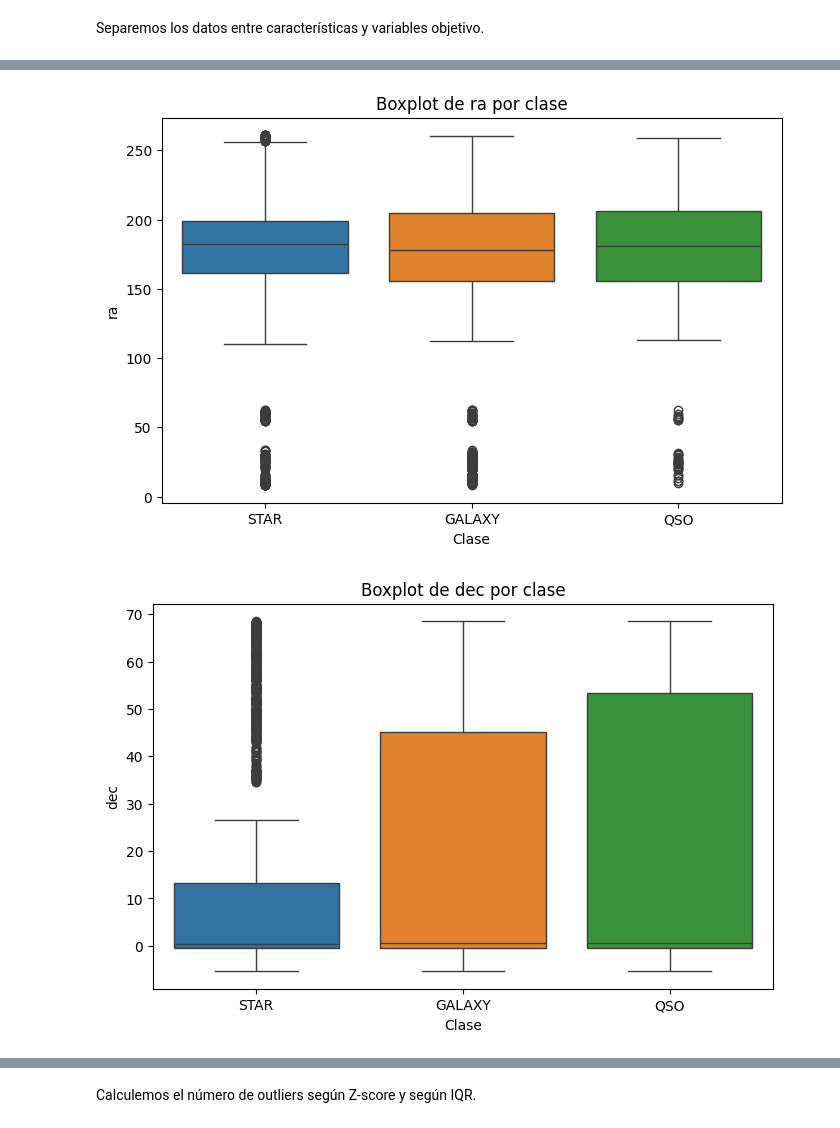
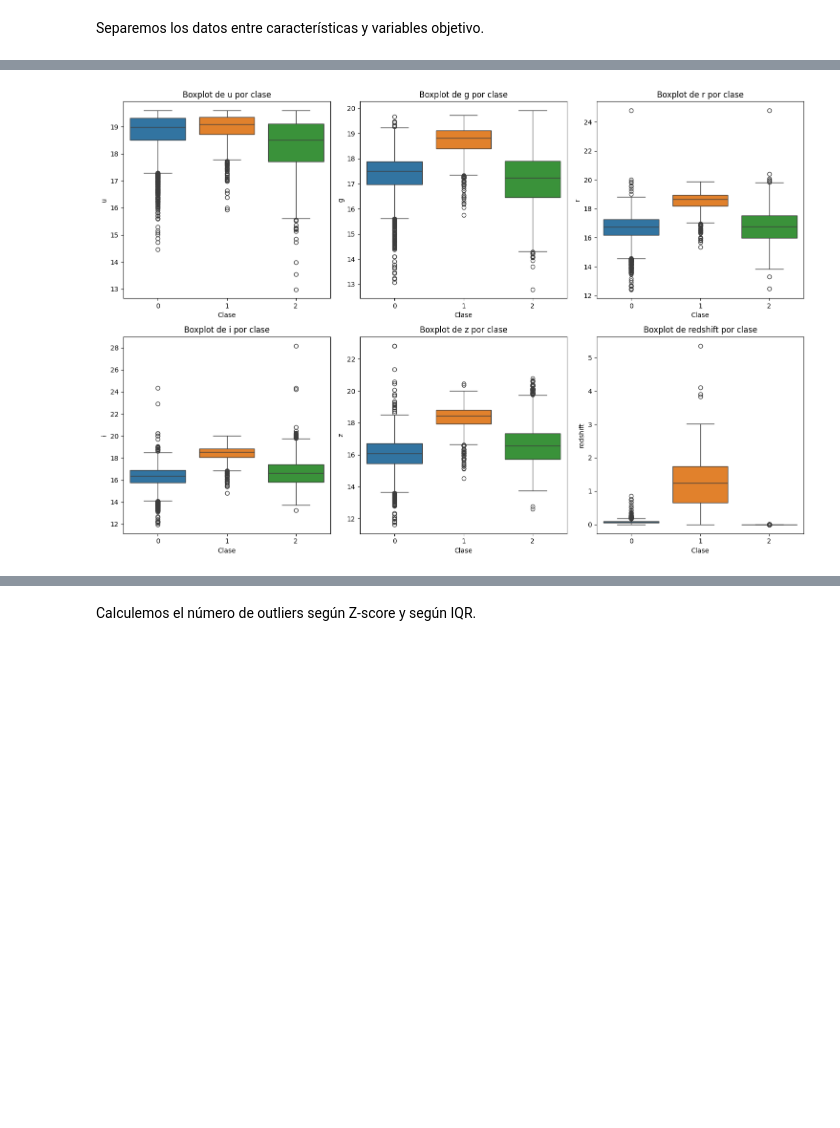
Before and after one commit to Kevin2558/Data_Science_Borrador, a Jupyter notebook: 10_Proyecto_Final/Opcion_2/Borrador.ipynb, the cells around one changed output, grey strips where cells are left out. Cells and saved outputs as stored; diff of their text form; code cells hidden in the pictures; blank space fills up the shorter version.

```diff
--- a/10_Proyecto_Final/Opcion_2/Borrador.ipynb
+++ b/10_Proyecto_Final/Opcion_2/Borrador.ipynb
@@ -90,0 +105,3 @@ plt.show()
+# %%
+df = df.drop(['ra', 'dec'], axis=1)
+df.head()
@@ -150,13 +171,12 @@ Además lo separaremos por clases para ver si el comportamiento de la variable s
 # %%
-features_to_plot = [col for col in X.columns if col not in ['objid', 'specobjid']]
+fig, axes = plt.subplots(2, 3, figsize=(15, 10))
+axes = axes.flatten()
 
-features = features_to_plot[:5]
-
-for feature in features:
-    plt.figure(figsize=(8, 5))
-    sns.histplot(data=df, x=feature, hue='Clase', multiple='stack', kde=True, palette='tab10')
-    plt.title(f'Distribución de {feature} por clase')
-    plt.xlabel(feature)
-    plt.ylabel('Frecuencia')
-    plt.show()
+for i, feature in enumerate(X.columns):
+    sns.histplot(data=df, x=feature, hue='class', multiple='stack', kde=True, palette='tab10',ax=axes[i])
+    axes[i].set_title(f'Histograma de {feature} por clase')
+    axes[i].set_xlabel(feature)
+    axes[i].set_ylabel('Frecuencia')
+plt.tight_layout()
+plt.show()
 # %% [output]
@@ -170,11 +186,13 @@ Observemos gráficos boxplots por clasets para ver la existencia de datos outlie
 # %%
-for feature in features:
-    plt.figure(figsize=(8, 5))
-    sns.boxplot(x='class', y=feature, data=df, palette='tab10')
-    plt.title(f'Boxplot de {feature} por clase')
-    plt.xlabel('Clase')
-    plt.ylabel(feature)
-    plt.show()
+fig, axes = plt.subplots(2, 3, figsize=(15, 10))
+axes = axes.flatten()
+
+for i, feature in enumerate(X.columns):
+    sns.boxplot(x='class', y=feature, data=df, hue='class', palette='tab10', legend=False, ax=axes[i])
+    axes[i].set_title(f'Boxplot de {feature} por clase')
+    axes[i].set_xlabel('Clase')
+    axes[i].set_ylabel(feature)
+plt.tight_layout()
+plt.show()
 # %% [output]
-[figure, old version]
+[figure, new version]
-[figure, removed]
```
Also changed, not shown: parts of 12 cells of this notebook.
